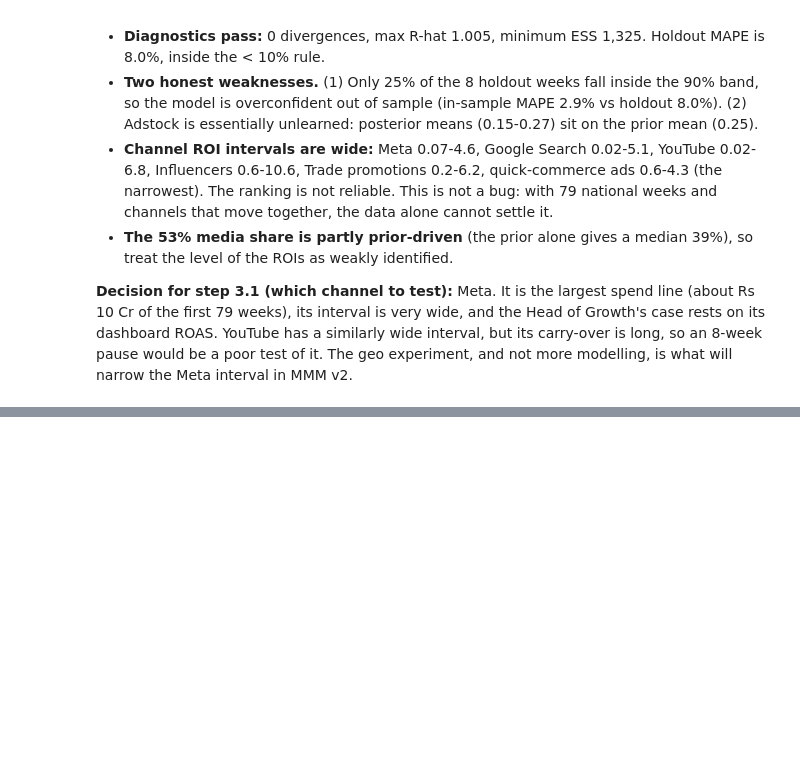
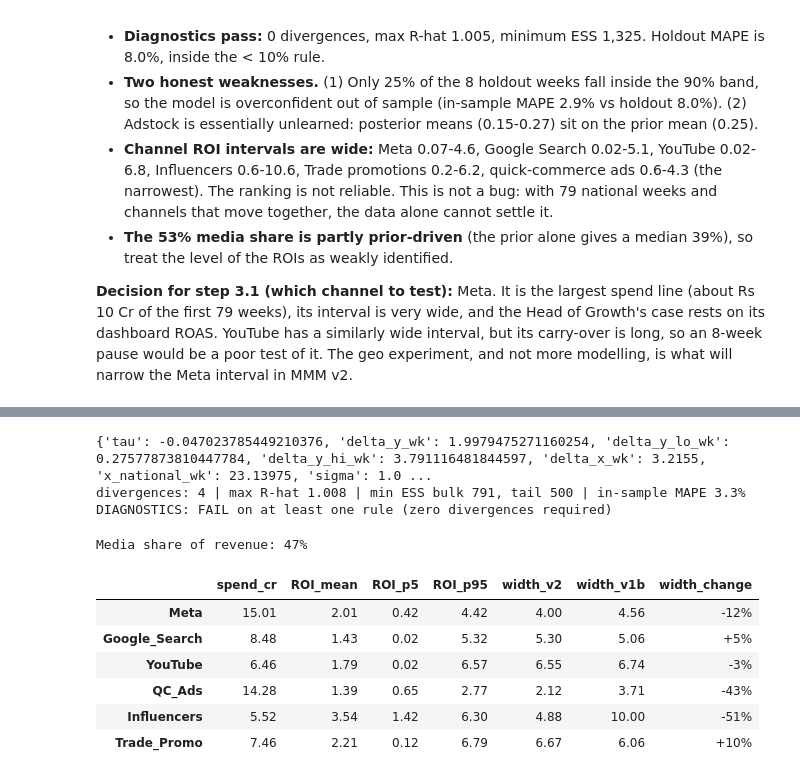
Before and after one commit to anvesha2402/Prakriti-growth-measurement-engine, a Jupyter notebook: notebooks/02_mmm.ipynb, the cells around one changed output, grey strips where cells are left out. Saved outputs shown, nothing was run; the diff lists cells and outputs as text; code cells hidden in the pictures; blank space fills up the shorter version.

```diff
--- a/notebooks/02_mmm.ipynb
+++ b/notebooks/02_mmm.ipynb
@@ -302,0 +309,32 @@ Posterior mean adstock alpha by channel: {'Meta': np.float64(0.27), 'Google_Sear
+# %%
+import json, sys; sys.path.insert(0,'.')
+import mmm_v2_fit as v2
+nat2, w2_ = v2.load(); y2 = nat2.y.values
+idata2 = az.from_netcdf('../model/mmm_v2_national.nc'); pred2 = az.from_netcdf('../model/mmm_v2_pred.nc'); sc2 = float(idata2['constant_data']['target_scale'])
+ss2 = idata2['sample_stats']; div2 = int(ss2['diverging'].sum())
+S2 = az.summary(idata2, var_names=['saturation_beta','saturation_kappa','saturation_slope','adstock_alpha','gamma_control','y_sigma','intercept_contribution'])
+a2 = np.asarray(pred2['y'].values).reshape(-1,104)*sc2; m2 = a2.mean(0)
+print(json.load(open('../model/lift_test.json')))
+print(f"divergences: {div2} | max R-hat {S2.r_hat.max():.3f} | min ESS bulk {int(S2.ess_bulk.min())}, tail {int(S2.ess_tail.min())} | in-sample MAPE {np.mean(abs(m2-y2)/y2):.1%}")
+print('DIAGNOSTICS:', 'PASS' if (S2.r_hat.max()<1.01 and S2.ess_bulk.min()>400 and div2==0) else 'FAIL on at least one rule (zero divergences required)')
+# %% [output]
+{'tau': -0.047023785449210376, 'delta_y_wk': 1.9979475271160254, 'delta_y_lo_wk': 0.27577873810447784, 'delta_y_hi_wk': 3.791116481844597, 'delta_x_wk': 3.2155, 'x_national_wk': 23.13975, 'sigma': 1.0 ...
+divergences: 4 | max R-hat 1.008 | min ESS bulk 791, tail 500 | in-sample MAPE 3.3%
+DIAGNOSTICS: FAIL on at least one rule (zero divergences required)
+# %%
+v1b = pd.read_csv('../model/mmm_v1b_roi_estimates.csv', index_col=0)
+cc2 = idata2['posterior']['channel_contribution'].values*sc2
+tot2 = cc2.sum(2).reshape(-1,6); sp2 = nat2[CH].sum().values; roi2 = tot2/sp2
+tab2 = pd.DataFrame({'spend_cr': sp2/100, 'ROI_mean': roi2.mean(0), 'ROI_p5': np.percentile(roi2,5,0), 'ROI_p95': np.percentile(roi2,95,0)}, index=CH).round(2)
+tab2['width_v2'] = (tab2.ROI_p95-tab2.ROI_p5).round(2); tab2['width_v1b'] = (v1b.ROI_p95-v1b.ROI_p5).round(2).reindex(CH)
+tab2['width_change'] = ((tab2.width_v2/tab2.width_v1b)-1).map('{:+.0%}'.format)
+tab2.to_csv('../model/mmm_v2_roi_estimates.csv'); print(f'Media share of revenue: {tot2.sum(1).mean()/y2.sum():.0%}'); tab2
+# %% [output]
+Media share of revenue: 47%
+|  | spend_cr | ROI_mean | ROI_p5 | ROI_p95 | width_v2 | width_v1b | width_change |
+| Meta | 15.01 | 2.01 | 0.42 | 4.42 | 4.00 | 4.56 | -12% |
+| Google_Search | 8.48 | 1.43 | 0.02 | 5.32 | 5.30 | 5.06 | +5% |
+| YouTube | 6.46 | 1.79 | 0.02 | 6.57 | 6.55 | 6.74 | -3% |
+| QC_Ads | 14.28 | 1.39 | 0.65 | 2.77 | 2.12 | 3.71 | -43% |
+| Influencers | 5.52 | 3.54 | 1.42 | 6.30 | 4.88 | 10.00 | -51% |
+| Trade_Promo | 7.46 | 2.21 | 0.12 | 6.79 | 6.67 | 6.06 | +10% |
```
Also changed, not shown: parts of 8 cells of this notebook, 8 other files.
